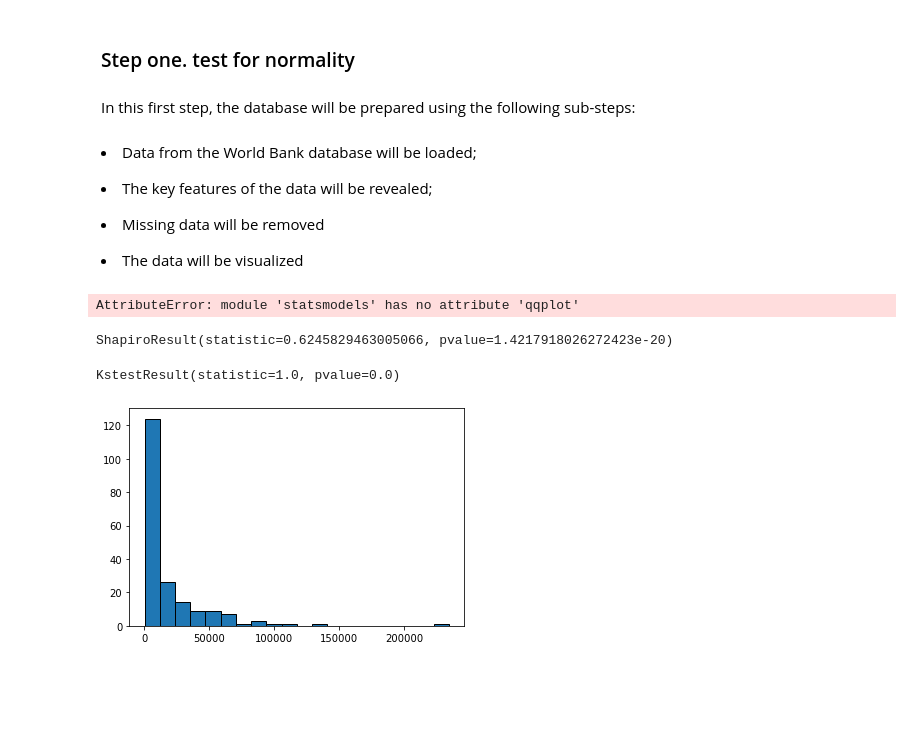
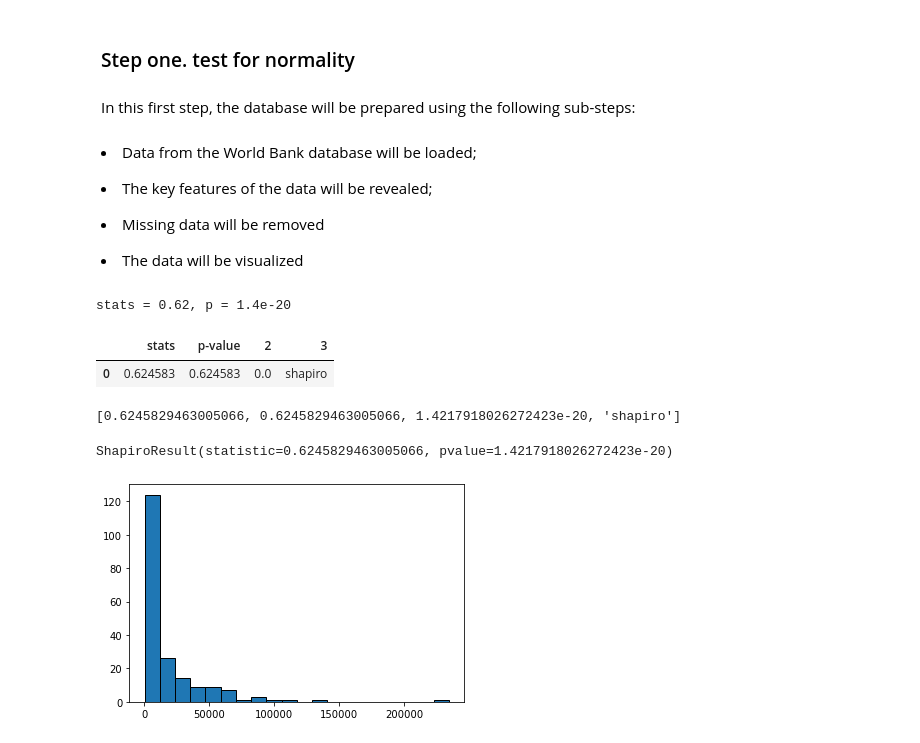
Before and after one commit to StefanRaychev/Data-transformation-techniques, a Jupyter notebook: Data transformation.ipynb, the cells around one changed output. Saved outputs shown, nothing was run; the diff lists cells and outputs as text; code cells hidden in the pictures; blank space fills up the shorter version.

```diff
--- a/Data transformation.ipynb
+++ b/Data transformation.ipynb
@@ -192,8 +192,19 @@ plt.show()
 <li style="color:black; background-color:white; padding:5px">The key features of the data will be revealed;</li>
 <li style="color:black; background-color:white; padding:5px">Missing data will be removed</li>
 <li style="color:black; background-color:white; padding:5px">The data will be visualized</li>
-# %%
-fig = sm.qqplot(gdp_no_missing, line='45')
-plt.show()
-# %% [output]
-AttributeError: module 'statsmodels' has no attribute 'qqplot'
+# %%
+stats, pvalue = shapiro(gdp_no_missing)
+print(f"stats = {stats:.2}, p = {pvalue:.2}")
+# %% [output]
+stats = 0.62, p = 1.4e-20
+# %%
+df_results = pd.DataFrame(www1).T
+df_results = df_results.rename(columns={0: 'stats', 1: 'p-value'})
+df_results.round(3)
+# %% [output]
+|  | stats | p-value | 2 | 3 |
+| 0 | 0.624583 | 0.624583 | 0.0 | shapiro |
+# %%
+www1
+# %% [output]
+[0.6245829463005066, 0.6245829463005066, 1.4217918026272423e-20, 'shapiro']
@@ -204,9 +221,7 @@ shapiro(www)
 ShapiroResult(statistic=0.6245829463005066, pvalue=1.4217918026272423e-20)
 # %%
 from scipy.stats import kstest
-kstest(www, 'norm')
+stats1, pvalue1 = kstest(www, 'norm')
-# %% [output]
-KstestResult(statistic=1.0, pvalue=0.0)
 # %%
 plt.hist(www, edgecolor='black', bins=20)
 plt.show()
```
Also changed, not shown: parts of 2 cells of this notebook.
